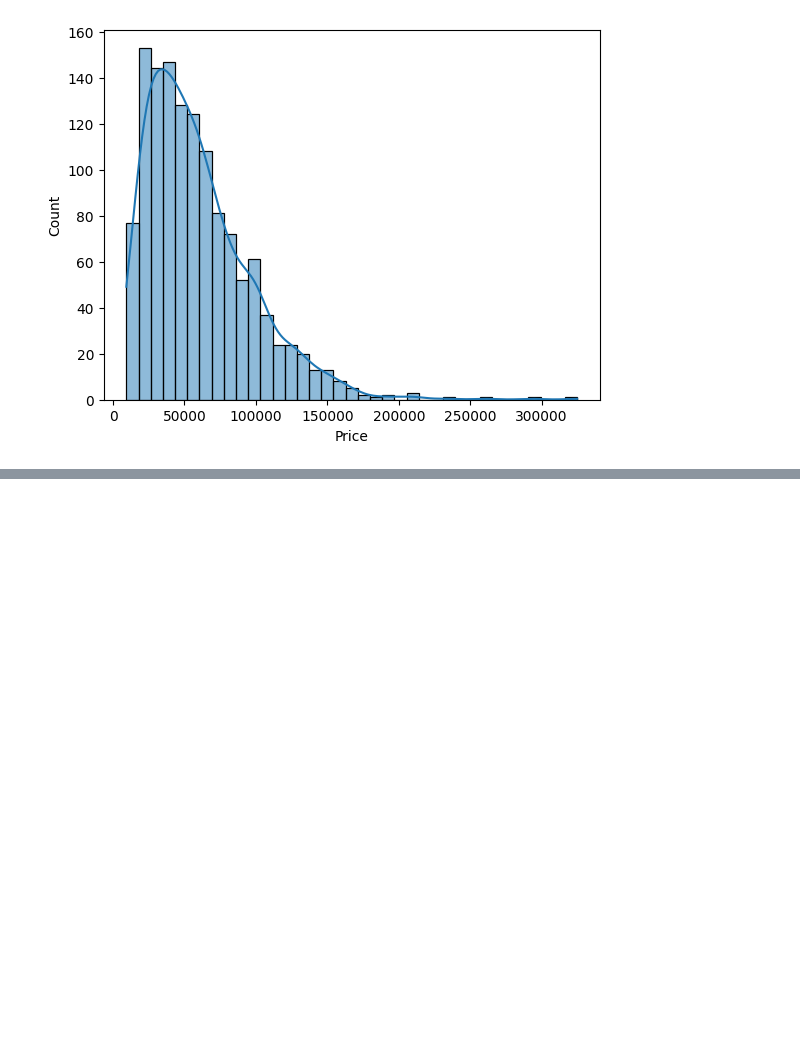
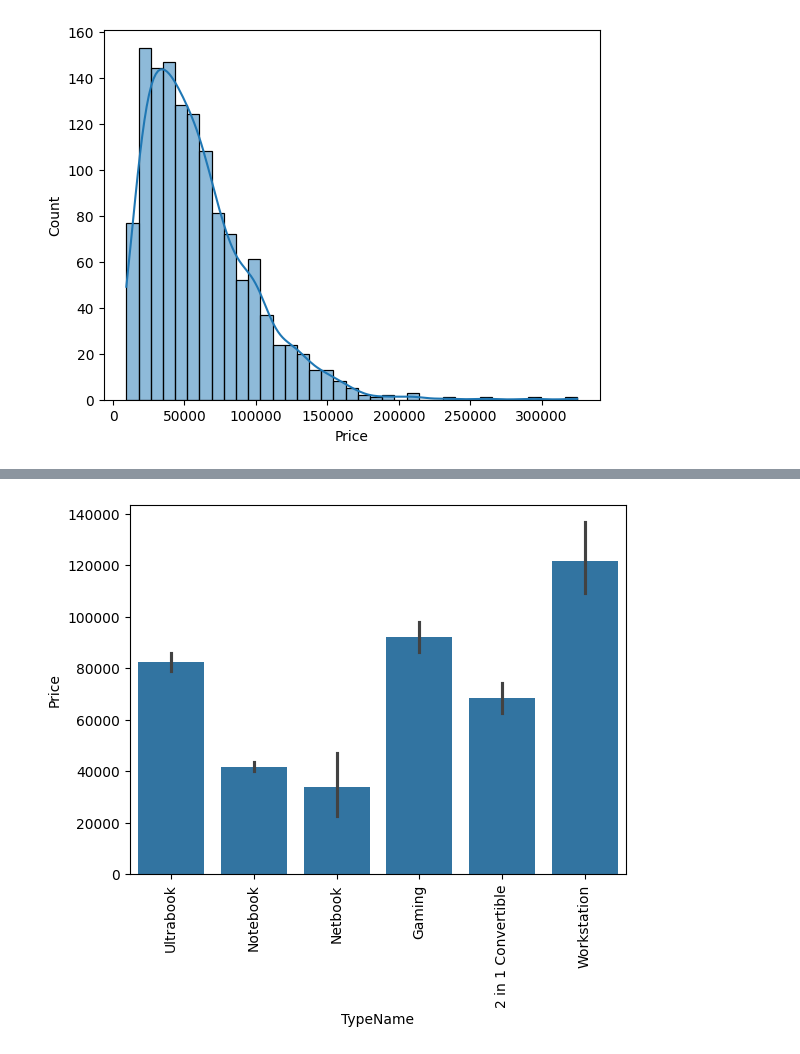
Before and after one commit to hamant-jagwan/Laptop_Price_Prediction, a Jupyter notebook: Laptop_Price_Prediction.ipynb, the cells around one changed output, grey strips where cells are left out. Saved outputs shown, nothing was run; the diff lists cells and outputs as text; code cells hidden in the pictures; blank space fills up the shorter version.

```diff
--- a/Laptop_Price_Prediction.ipynb
+++ b/Laptop_Price_Prediction.ipynb
@@ -115,0 +125,6 @@ df['Company'].value_counts().plot(kind='bar')
+# %%
+sns.barplot(x = df['TypeName'], y = df['Price'] )
+plt.xticks(rotation = 'vertical')
+plt.show()
+# %% [output]
+[figure, added]
```
Also changed, not shown: parts of 23 cells of this notebook.
